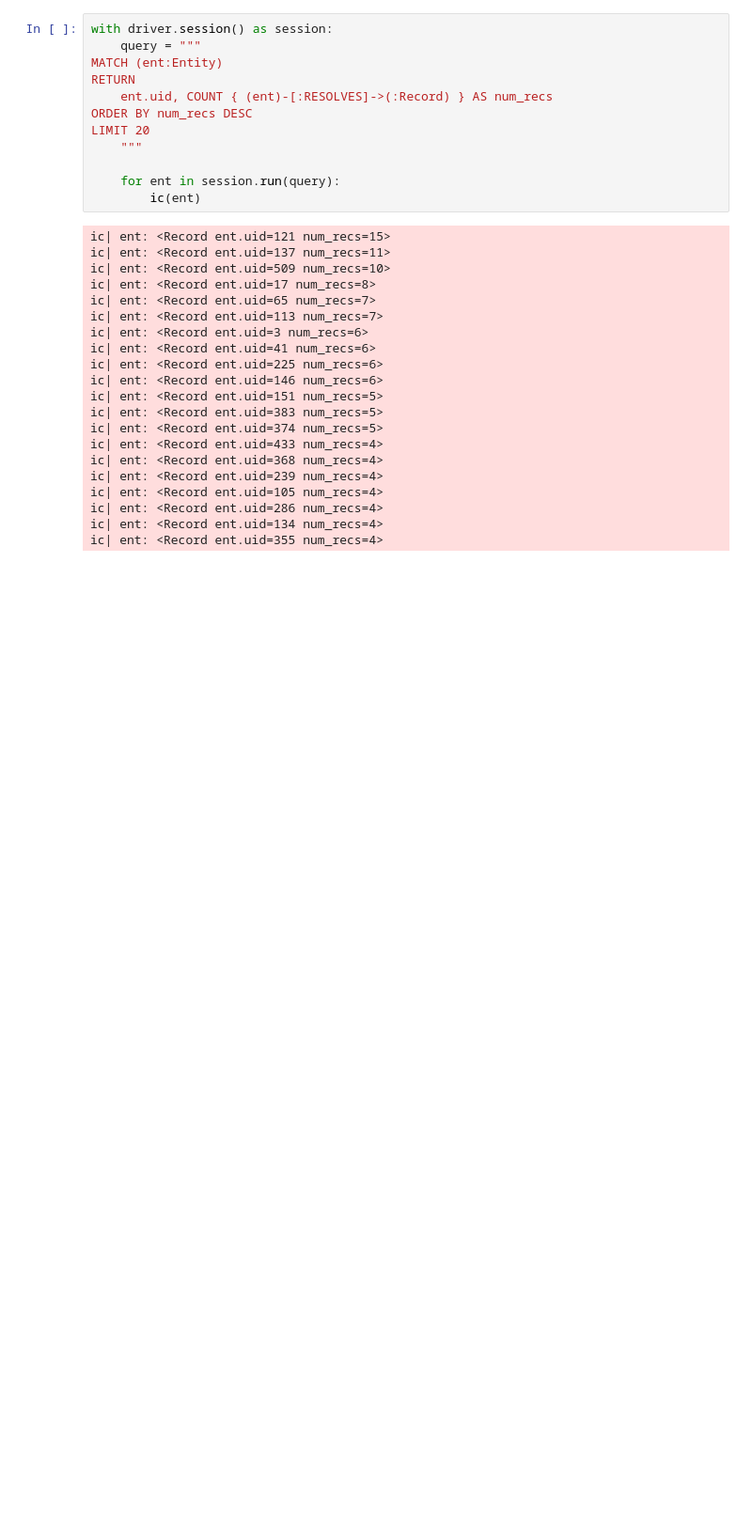
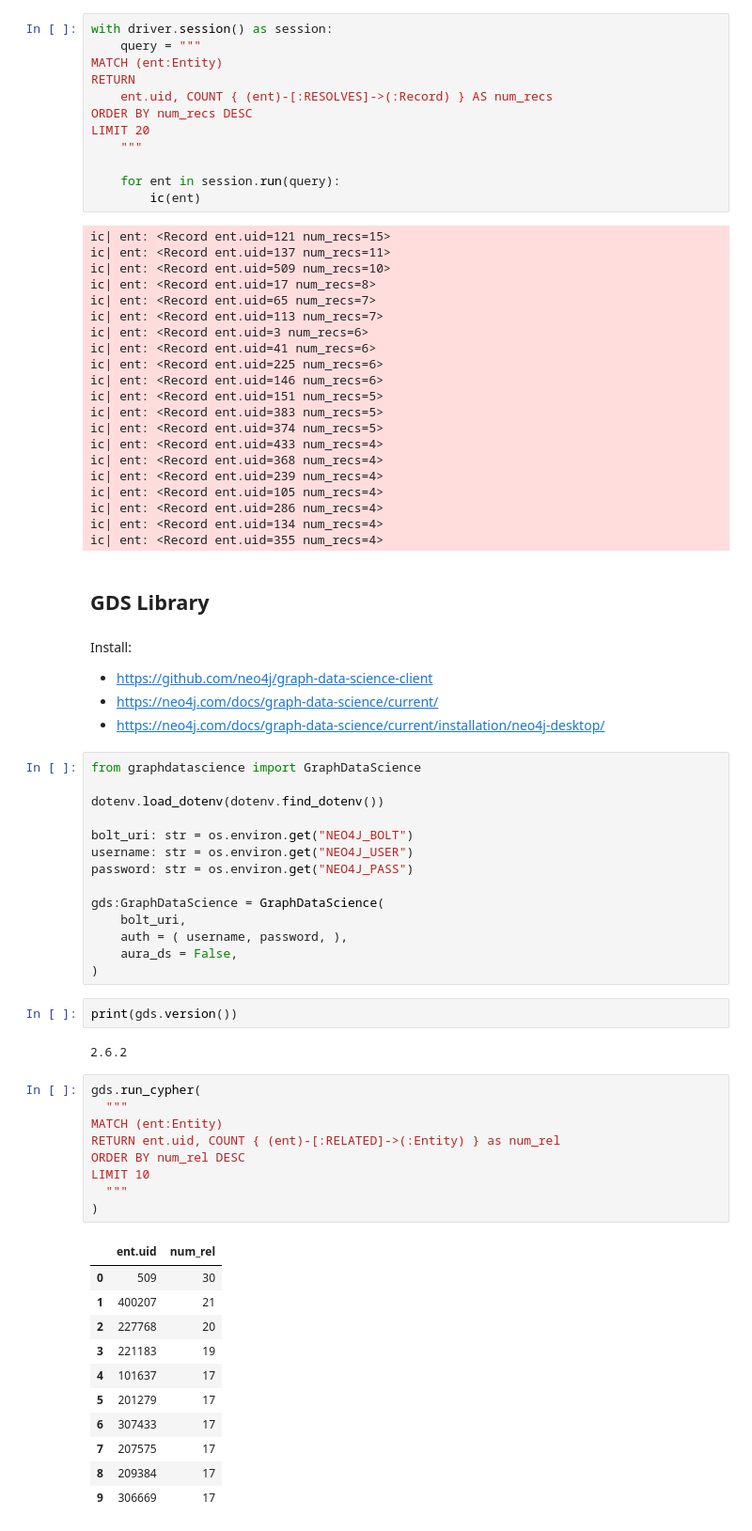
Before and after one commit to DerwenAI/ERKG, a Jupyter notebook: 9.full.ipynb, the cells around one changed output. Shown: that part at 94% size. Cells and saved outputs as stored; diff of their text form; blank space fills up the shorter version.

```diff
--- a/demo.ipynb
+++ b/9.full.ipynb
@@ -629,3 +626,50 @@ ic| ent: <Record ent.uid=105 num_recs=4>
 ic| ent: <Record ent.uid=286 num_recs=4>
 ic| ent: <Record ent.uid=134 num_recs=4>
 ic| ent: <Record ent.uid=355 num_recs=4>
+# %% [markdown]
+## GDS Library
+# %% [markdown]
+Install:
+
+  * <https://github.com/neo4j/graph-data-science-client>
+  * <https://neo4j.com/docs/graph-data-science/current/>
+  * <https://neo4j.com/docs/graph-data-science/current/installation/neo4j-desktop/>
+# %%
+from graphdatascience import GraphDataScience
+
+dotenv.load_dotenv(dotenv.find_dotenv())
+
+bolt_uri: str = os.environ.get("NEO4J_BOLT")
+username: str = os.environ.get("NEO4J_USER")
+password: str = os.environ.get("NEO4J_PASS")
+
+gds:GraphDataScience = GraphDataScience(
+    bolt_uri,
+    auth = ( username, password, ),
+    aura_ds = False,
+)
+# %%
+print(gds.version())
+# %% [output]
+2.6.2
+# %%
+gds.run_cypher(
+  """
+MATCH (ent:Entity)
+RETURN ent.uid, COUNT { (ent)-[:RELATED]->(:Entity) } as num_rel
+ORDER BY num_rel DESC
+LIMIT 10
+  """
+)
+# %% [output]
+|  | ent.uid | num_rel |
+| 0 | 509 | 30 |
+| 1 | 400207 | 21 |
+| 2 | 227768 | 20 |
+| 3 | 221183 | 19 |
+| 4 | 101637 | 17 |
+| 5 | 201279 | 17 |
+| 6 | 307433 | 17 |
+| 7 | 207575 | 17 |
+| 8 | 209384 | 17 |
+| 9 | 306669 | 17 |
```
Also changed, not shown: parts of 3 cells of this notebook, 3 other files.
